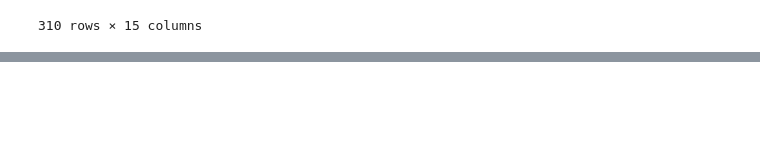
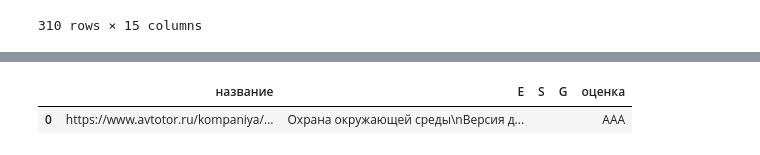
Before and after one commit to rkhalex/ESG-Rating, a Jupyter notebook: Parcing.ipynb, the cells around one changed output, grey strips where cells are left out. Saved outputs shown, nothing was run; the diff lists cells and outputs as text; code cells hidden in the pictures; blank space fills up the shorter version.

```diff
--- a/Parcing.ipynb
+++ b/Parcing.ipynb
@@ -177,0 +177,7 @@ https://www.uralkali.com/ru/ : 200
+# %%
+site = requests.get('https://www.avtotor.ru/kompaniya/okhrana-okruzhayushchej-sredy')
+site.status_code
+site.encoding = 'utf-8'
+# %%
+soup = BeautifulSoup(site.text,'html')
+text = get_text(soup)
@@ -177,0 +207,9 @@ https://www.uralkali.com/ru/ : 200
+# %%
+data = pd.DataFrame(columns=['название','E','S','G','оценка'])
+# %%
+data.loc[len(data.index)] = ['https://www.avtotor.ru/kompaniya/okhrana-okruzhayushchej-sredy', text , '','','AAA']
+# %%
+data
+# %% [output]
+|  | название | E | S | G | оценка |
+| 0 | https://www.avtotor.ru/kompaniya/... | Охрана окружающей среды\nВерсия д... |  |  | AAA |
```
Also changed, not shown: parts of 8 cells of this notebook.
